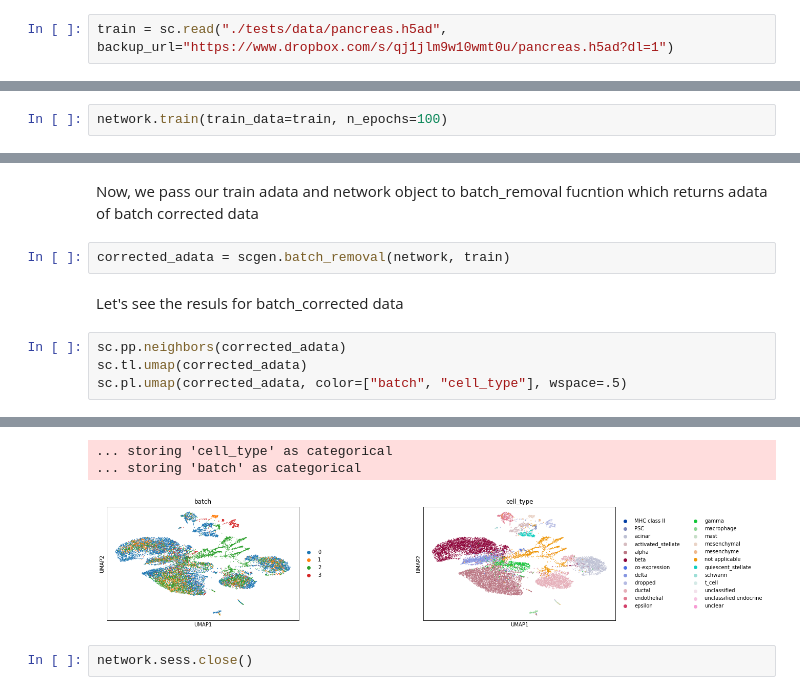
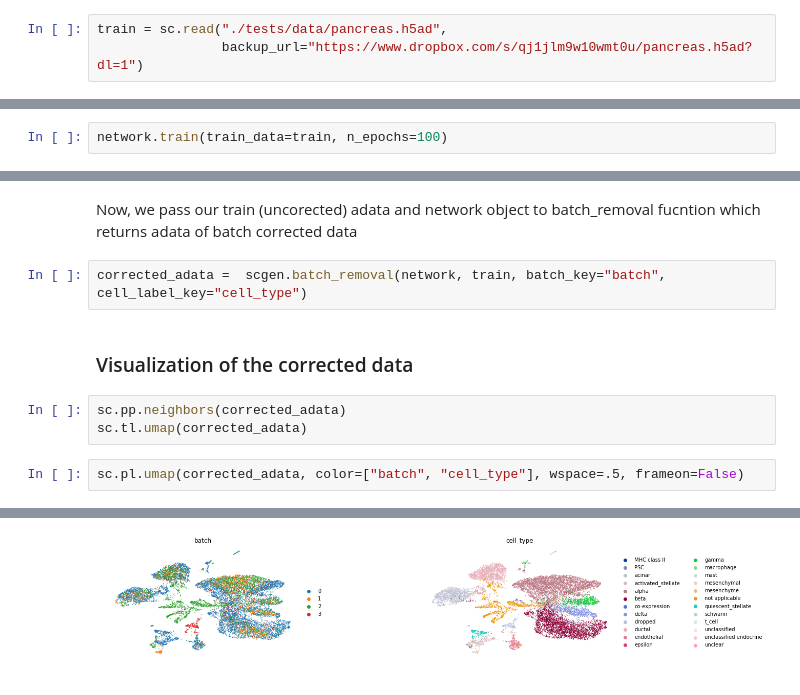
Before and after one commit to M0hammadL/scGen_notebooks, a Jupyter notebook: notebooks/scgen_batch_removal.ipynb, the cells around one changed output, grey strips where cells are left out. Saved outputs shown, nothing was run; the diff lists cells and outputs as text.

```diff
--- a/notebooks/scgen_batch_removal.ipynb
+++ b/notebooks/scgen_batch_removal.ipynb
@@ -7,5 +8,6 @@ Reading train data
 # %%
-train = sc.read("./tests/data/pancreas.h5ad", backup_url="https://www.dropbox.com/s/qj1jlm9w10wmt0u/pancreas.h5ad?dl=1")
+train = sc.read("./tests/data/pancreas.h5ad",
+                backup_url="https://www.dropbox.com/s/qj1jlm9w10wmt0u/pancreas.h5ad?dl=1")
 # %% [markdown]
 We need two observation labels "batch" and "cell_type" for our batch_removal procedure.
 There exist a "batch" obs but no "cell_type",
@@ -32,12 +36,13 @@ network.train(train_data=train, n_epochs=100)
 # %% [markdown]
-Now, we pass our train adata and network object to batch_removal fucntion which
+Now, we pass our train (uncorected) adata and network object to batch_removal fucntion which
 returns adata of batch corrected data
 # %%
-corrected_adata = scgen.batch_removal(network, train)
+corrected_adata =  scgen.batch_removal(network, train, batch_key="batch", cell_label_key="cell_type")
-# %% [markdown]
-Let's see the resuls for batch_corrected data
+# %% [markdown]
+###  Visualization of the  corrected data
+# %%
+sc.pp.neighbors(corrected_adata)
+sc.tl.umap(corrected_adata)
 # %%
-sc.pp.neighbors(corrected_adata)
-sc.tl.umap(corrected_adata)
-sc.pl.umap(corrected_adata, color=["batch", "cell_type"], wspace=.5)
+sc.pl.umap(corrected_adata, color=["batch", "cell_type"], wspace=.5, frameon=False)
 # %% [output]
@@ -46,5 +49 @@ WARNING: You're trying to run this on 2448 dimensions of `.X`, if you really wan
-... storing 'cell_type' as categorical
-... storing 'batch' as categorical
-[figure, old version]
+[figure, new version]
-# %%
-network.sess.close()
```
Also changed, not shown: parts of 9 cells of this notebook.
